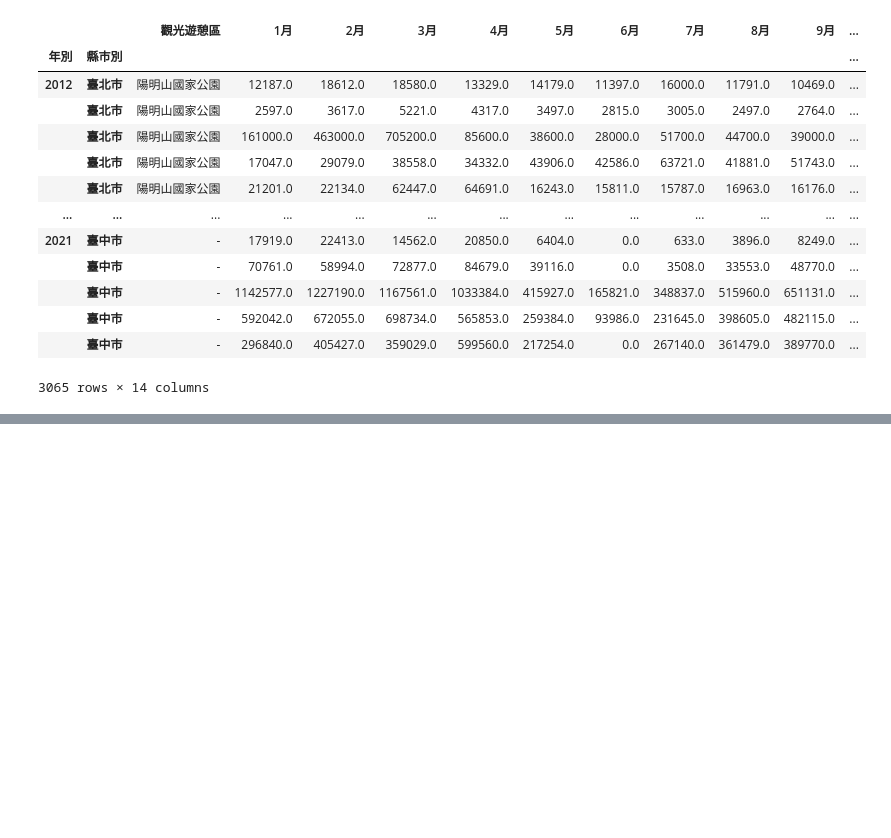
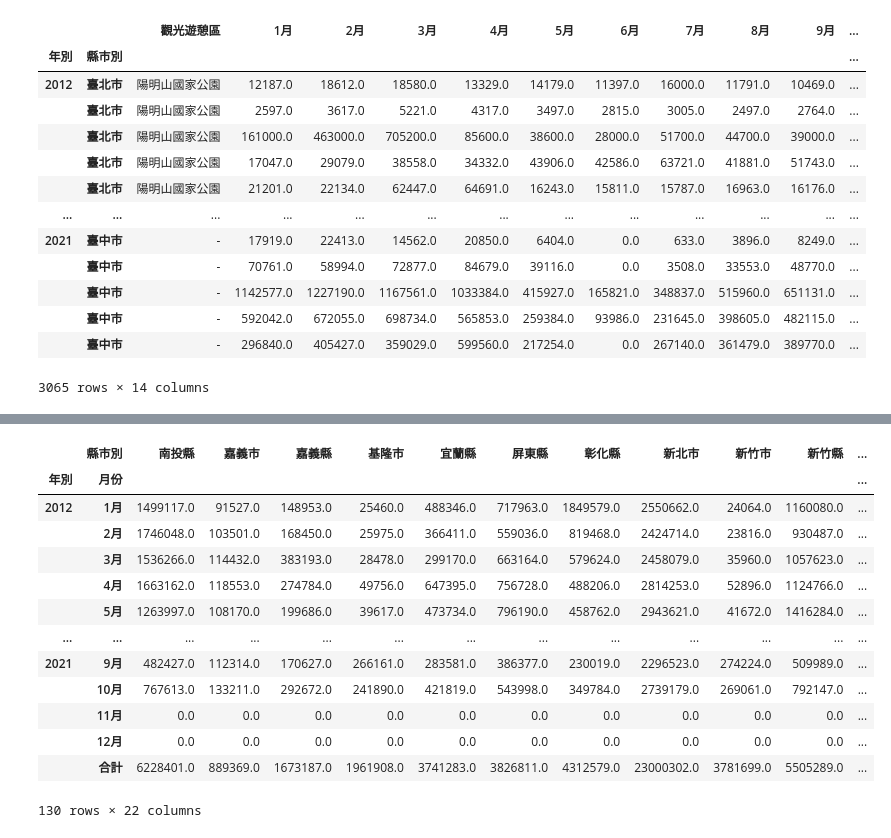
Before and after one commit to roberthsu2003/python, a Jupyter notebook: 上課用目錄/2023_07_23_星期日/lesson21_2.ipynb, the cells around one changed output, grey strips where cells are left out. Cells and saved outputs as stored; diff of their text form; code cells hidden in the pictures; blank space fills up the shorter version.

```diff
--- a/上課用目錄/2023_07_23_星期日/lesson21_2.ipynb
+++ b/上課用目錄/2023_07_23_星期日/lesson21_2.ipynb
@@ -76,0 +116,4 @@ dataFrame2
+# %%
+dataFrame4 = dataFrame3.stack()
+dataFrame4.index.names = ['年別','縣市別','月份']
+dataFrame4
@@ -76,0 +151,17 @@ dataFrame2
+# %%
+dataFrame4.unstack('縣市別')
+# %% [output]
+|  | 縣市別 | 南投縣 | 嘉義市 | 嘉義縣 | 基隆市 | 宜蘭縣 | 屏東縣 | 彰化縣 | 新北市 | 新竹市 | 新竹縣 | ... |
+| 年別 | 月份 |  |  |  |  |  |  |  |  |  |  | ... |
+| 2012 | 1月 | 1499117.0 | 91527.0 | 148953.0 | 25460.0 | 488346.0 | 717963.0 | 1849579.0 | 2550662.0 | 24064.0 | 1160080.0 | ... |
+|  | 2月 | 1746048.0 | 103501.0 | 168450.0 | 25975.0 | 366411.0 | 559036.0 | 819468.0 | 2424714.0 | 23816.0 | 930487.0 | ... |
+|  | 3月 | 1536266.0 | 114432.0 | 383193.0 | 28478.0 | 299170.0 | 663164.0 | 579624.0 | 2458079.0 | 35960.0 | 1057623.0 | ... |
+|  | 4月 | 1663162.0 | 118553.0 | 274784.0 | 49756.0 | 647395.0 | 756728.0 | 488206.0 | 2814253.0 | 52896.0 | 1124766.0 | ... |
+|  | 5月 | 1263997.0 | 108170.0 | 199686.0 | 39617.0 | 473734.0 | 796190.0 | 458762.0 | 2943621.0 | 41672.0 | 1416284.0 | ... |
+| ... | ... | ... | ... | ... | ... | ... | ... | ... | ... | ... | ... | ... |
+| 2021 | 9月 | 482427.0 | 112314.0 | 170627.0 | 266161.0 | 283581.0 | 386377.0 | 230019.0 | 2296523.0 | 274224.0 | 509989.0 | ... |
+|  | 10月 | 767613.0 | 133211.0 | 292672.0 | 241890.0 | 421819.0 | 543998.0 | 349784.0 | 2739179.0 | 269061.0 | 792147.0 | ... |
+|  | 11月 | 0.0 | 0.0 | 0.0 | 0.0 | 0.0 | 0.0 | 0.0 | 0.0 | 0.0 | 0.0 | ... |
+|  | 12月 | 0.0 | 0.0 | 0.0 | 0.0 | 0.0 | 0.0 | 0.0 | 0.0 | 0.0 | 0.0 | ... |
+|  | 合計 | 6228401.0 | 889369.0 | 1673187.0 | 1961908.0 | 3741283.0 | 3826811.0 | 4312579.0 | 23000302.0 | 3781699.0 | 5505289.0 | ... |
+130 rows × 22 columns
```
Also changed, not shown: parts of 5 cells of this notebook.
